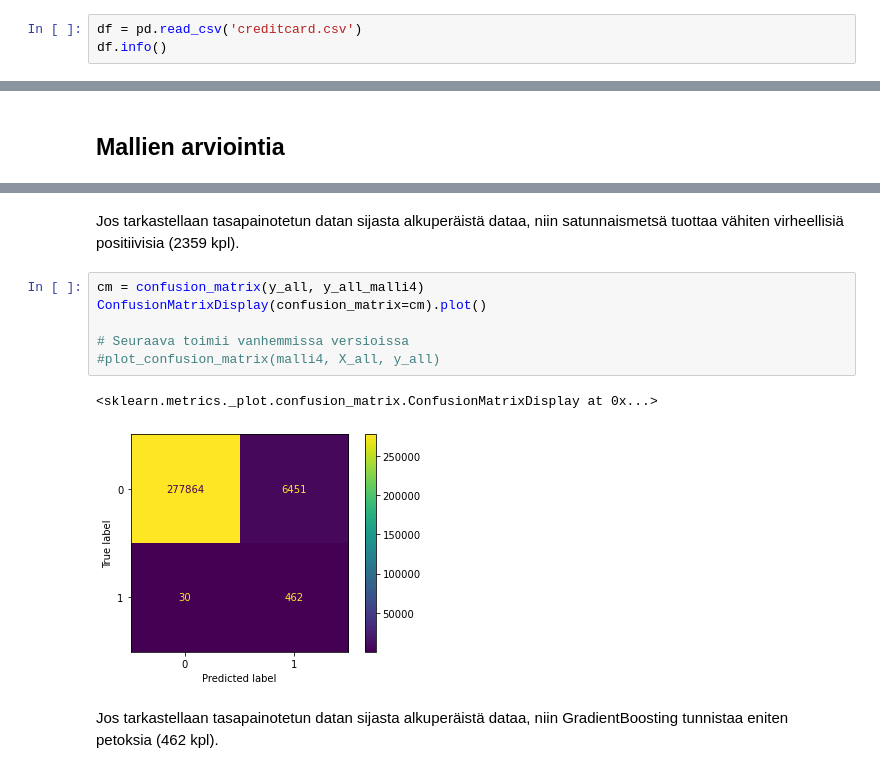
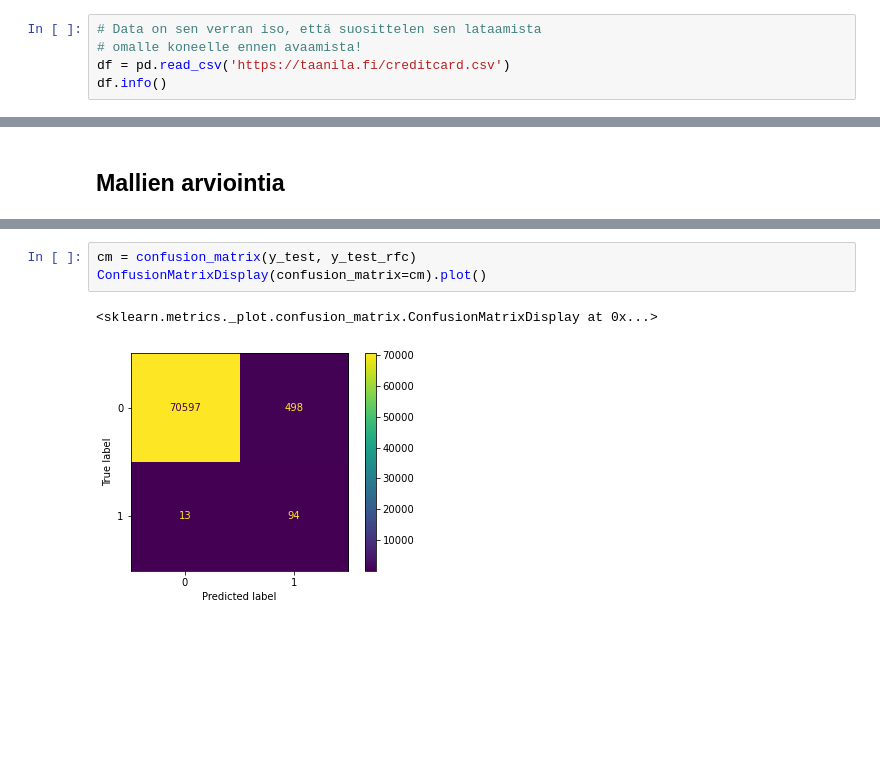
Before and after one commit to taanila/koneoppiminen, a Jupyter notebook: creditcard.ipynb, the cells around one changed output, grey strips where cells are left out. Saved outputs shown, nothing was run; the diff lists cells and outputs as text; blank space fills up the shorter version.

```diff
--- a/creditcard.ipynb
+++ b/creditcard.ipynb
@@ -38,5 +35,7 @@ from sklearn.tree import plot_tree
 # %%
-df = pd.read_csv('creditcard.csv')
+# Data on sen verran iso, että suosittelen sen lataamista
+# omalle koneelle ennen avaamista!
+df = pd.read_csv('https://taanila.fi/creditcard.csv')
 df.info()
 # %% [output]
 <class 'pandas.core.frame.DataFrame'>
@@ -202,13 +149,6 @@ ConfusionMatrixDisplay(confusion_matrix=cm).plot()
-# %% [markdown]
-Jos tarkastellaan tasapainotetun datan sijasta alkuperäistä dataa, niin satunnaismetsä tuottaa vähiten virheellisiä positiivisia (2359 kpl).
-# %%
-cm = confusion_matrix(y_all, y_all_malli4)
-ConfusionMatrixDisplay(confusion_matrix=cm).plot()
-
-# Seuraava toimii vanhemmissa versioissa
-#plot_confusion_matrix(malli4, X_all, y_all)
-# %% [output]
-<sklearn.metrics._plot.confusion_matrix.ConfusionMatrixDisplay at 0x...>
-[figure, removed]
-# %% [markdown]
-Jos tarkastellaan tasapainotetun datan sijasta alkuperäistä dataa, niin GradientBoosting tunnistaa eniten petoksia (462 kpl).
+# %%
+cm = confusion_matrix(y_test, y_test_rfc)
+ConfusionMatrixDisplay(confusion_matrix=cm).plot()
+# %% [output]
+<sklearn.metrics._plot.confusion_matrix.ConfusionMatrixDisplay at 0x...>
+[figure, added]
```
Also changed, not shown: parts of 28 cells of this notebook.
